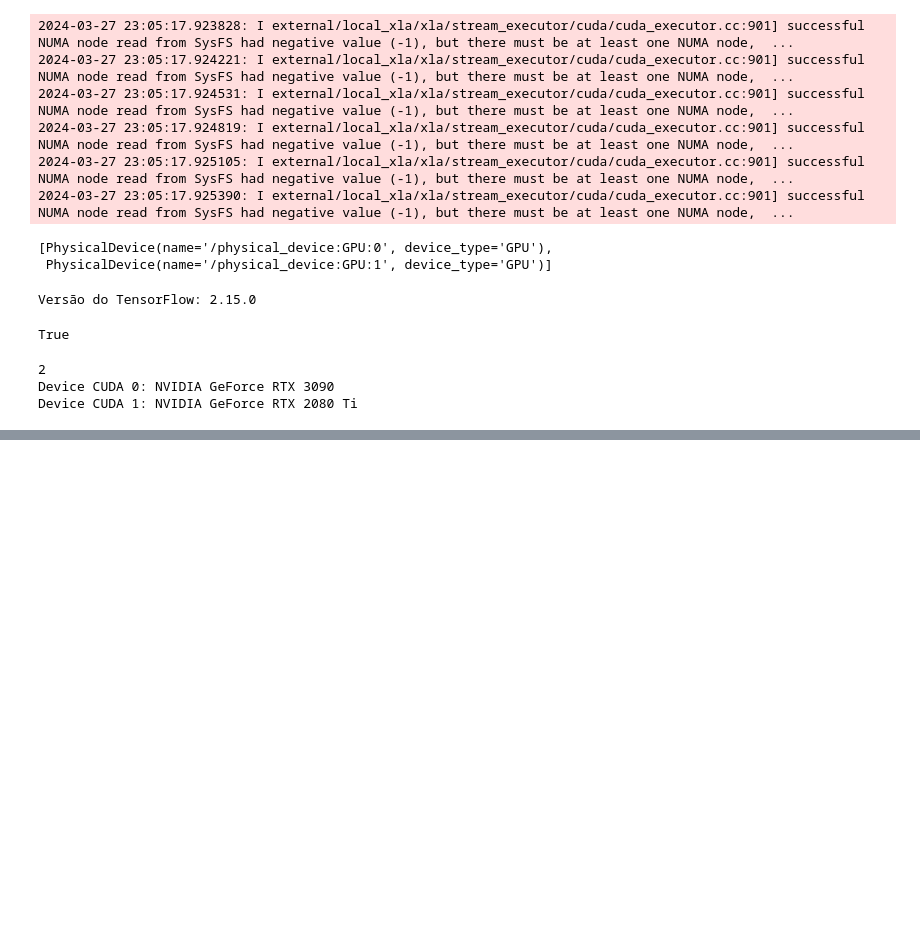
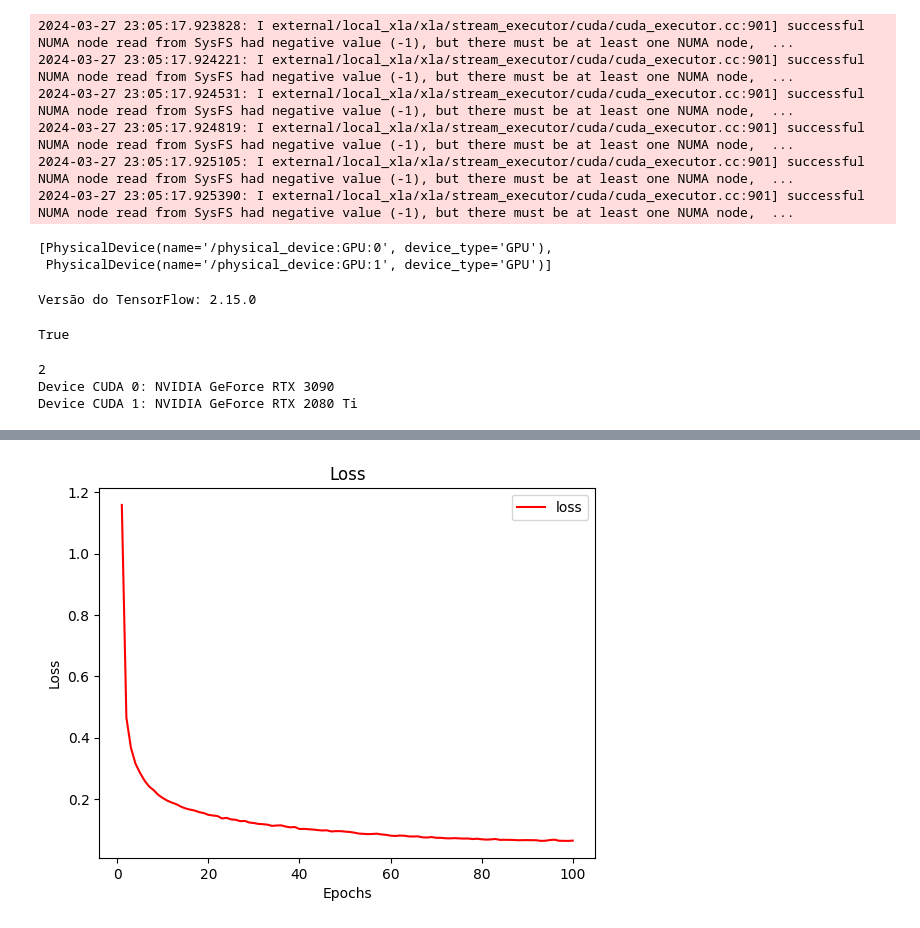
Before and after one commit to Rodrigo29Almeida/neural-audio-fp, a Jupyter notebook: run.ipynb, the cells around one changed output, grey strips where cells are left out. Drawn from its saved outputs; the diff is of its cells as text; code cells hidden in the pictures; blank space fills up the shorter version.

```diff
--- a/run.ipynb
+++ b/run.ipynb
@@ -375,0 +411,11 @@ assert trt.Runtime(trt.Logger())
+# %%
+loss = [1.1586,0.4658,0.3671,0.3155,0.2853,0.2600,0.2409,0.2291,0.2137,0.2034,0.1949,0.1885,0.1832,0.1752,0.1695,0.1657,0.1626,0.1574,0.1544,0.1487,0.1465,0.1448,0.1369,0.1389,0.1338,0.1326,0.1281,0.1288,0.1236,0.1219,0.1192,0.1182,0.1167,0.1127,0.1140,0.1144,0.1104,0.1080,0.1090,0.1026,0.1030,0.1018,0.1008,0.0990,0.0977,0.0983,0.0945,0.0956,0.0956,0.0941,0.0929,0.0908,0.0877,0.0868,0.0859,0.0864,0.0873,0.0848,0.0836,0.0809,0.0798,0.0811,0.0807,0.0784,0.0781,0.0786,0.0754,0.0748,0.0763,0.0739,0.0738,0.0724,0.0720,0.0728,0.0720,0.0713,0.0716,0.0698,0.0709,0.0690,0.0680,0.0685,0.0701,0.0671,0.0674,0.0671,0.0669,0.0659,0.0662,0.0664,0.0661,0.0660,0.0638,0.0643,0.0666,0.0678,0.0643,0.0640,0.0637,0.0647]
+# %%
+plt.plot(epochs, loss, 'r', label='loss')
+plt.title('Loss')
+plt.xlabel('Epochs')
+plt.ylabel('Loss')
+plt.legend()
+plt.show()
+# %% [output]
+[figure, added]
```
Also changed, not shown: parts of 9 cells of this notebook.
